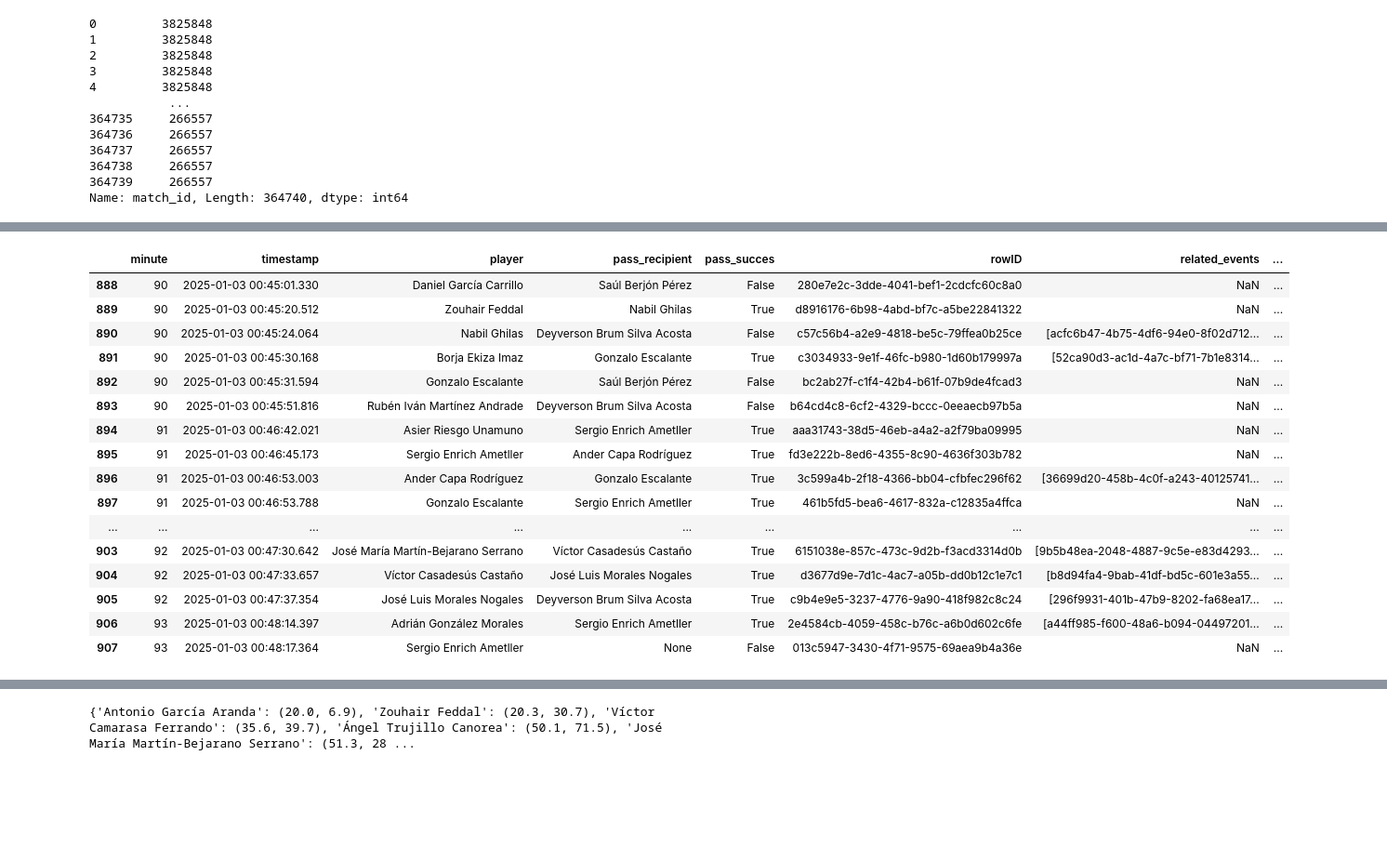
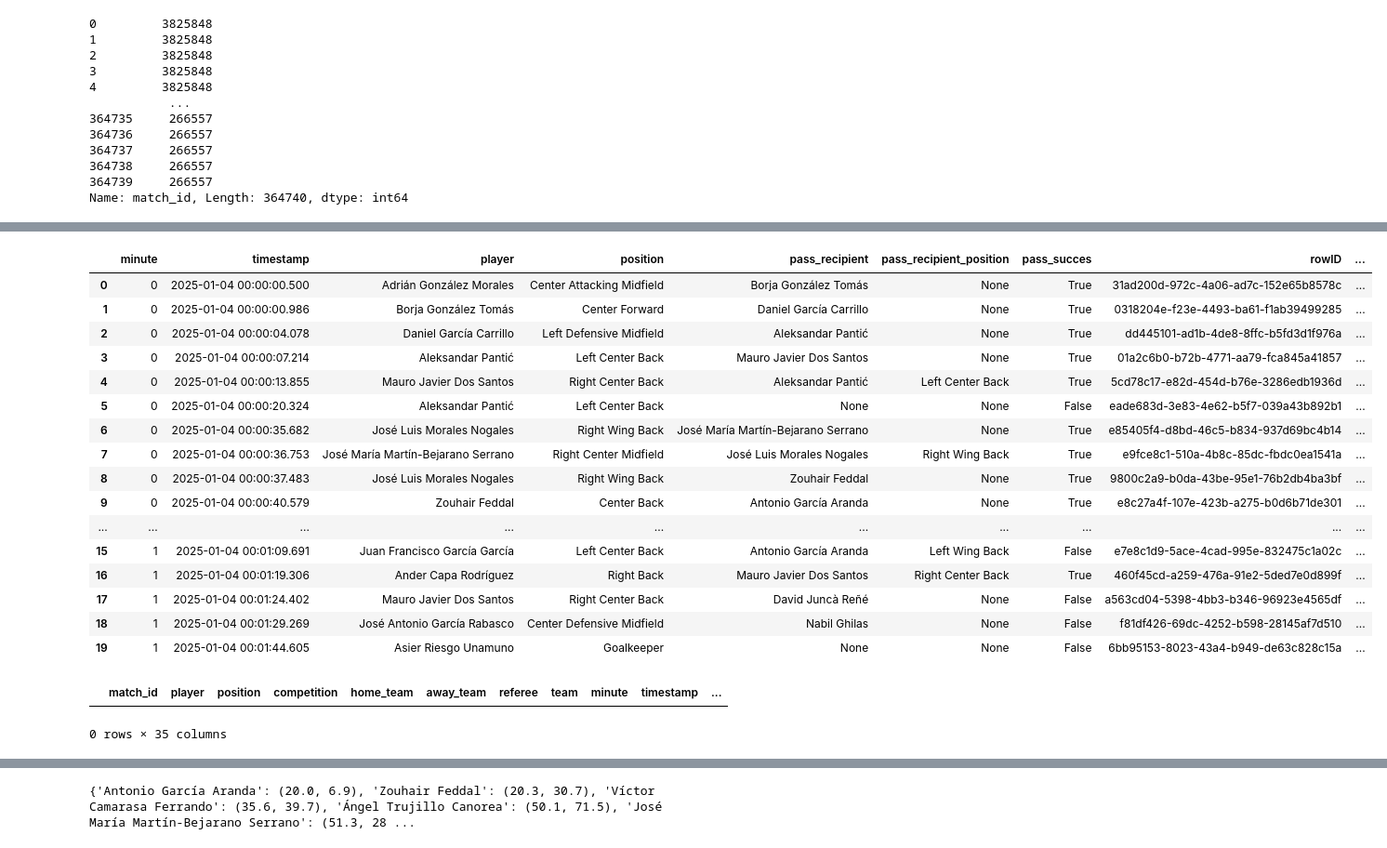
Before and after one commit to emirsglm/Bitirme, a Jupyter notebook: pass_network_creation.ipynb, the cells around one changed output, grey strips where cells are left out. Shown: that part at 93% size. Drawn from its saved outputs; the diff is of its cells as text; code cells hidden in the pictures; blank space fills up the shorter version.

```diff
--- a/pass_network_creation.ipynb
+++ b/pass_network_creation.ipynb
@@ -115,17 +107,26 @@ import pandas as pd
 df_network = pdf[pdf["match_id"] == 3825848].copy()  # Create a copy to avoid SettingWithCopyWarning
 # df = df.sort_values(by='timestamp').reset_index(drop=True)
 df_network['timestamp'] = pd.to_datetime(df_network['timestamp'])
+df_network.loc[df_network['minute'] >= 45, 'timestamp'] += pd.Timedelta(minutes=45)
+df_network = df_network.sort_values(by='timestamp').reset_index(drop=True)
+
+
 
 # Sekans ID ve türleri için listeler
 sequence_id = []
 in_sequence_id = []
 sequence_type = []  # Sekans türleri: 'Goal', 'Shot', 'NoShot'
+pass_recipient_positions = []
+
+latest_positions = {}
+
 current_sequence_id = 0
 current_in_sequence_id = 0
 previous_player_to = None  # Bir önceki pası alan oyuncu
 
 for i, row in df_network.iterrows():
     # Yeni bir sekans başlatma kriterleri
+
     if (row['player'] != previous_player_to) :
         # Eğer önceki satırda şut sonucu varsa sekans türünü belirle
         if i > 0:
@@ -145,52 +146,66 @@ for i, row in df_network.iterrows():
     # Sekans ID'sini ve geçici türü kaydet
     sequence_id.append(current_sequence_id)
     in_sequence_id.append(current_in_sequence_id)
     sequence_type.append('')  # Tür daha sonra doldurulacak
 
     # Bir sonraki kontrol için 'pass_recipient' değerini güncelle
     previous_player_to = row['pass_recipient']
 
+    #
+    latest_positions.update({row['player']:row['position']})
+    recipient = row['pass_recipient']
+    pass_recipient_positions.append(latest_positions.get(recipient, None))
+
+
 # Son sekansı kontrol et
 last_row = df_network.iloc[-1]
 if last_row.get('shot_outcome_shotFromPass') == 'goal':
     sequence_type[-1] = 'Goal'
 elif last_row['player_shotFromPass'] is not None:
     sequence_type[-1] = 'Shot'
 else:
     sequence_type[-1] = 'NoShot'
 
 # Sekans türlerini tüm satırlara yayma
+df_network['pass_recipient_position'] = pass_recipient_positions
+
 df_network['SequenceID'] = sequence_id
 df_network['InSequenceID'] = in_sequence_id
 df_network['SequenceType'] = sequence_type
 df_network['SequenceType'] = df_network.groupby('SequenceID')['SequenceType'].transform('last')
 df_network['time_past'] = df_network.groupby('SequenceID')['timestamp'].transform(lambda x: (x - x.min()).dt.total_seconds())
 
+# Create a dictionary to keep track of the latest position of each player
 
 
 # İlgili sütunları gösterme
-result = df_network[["minute", "timestamp", "player", "pass_recipient", "pass_succes",
-             "rowID", "related_events", "player_shotFromPass", "SequenceID","InSequenceID","time_past", "SequenceType"]].tail(20)
+result = df_network[["minute", "timestamp", "player", "position","pass_recipient","pass_recipient_position", "pass_succes",
+             "rowID", "related_events", "player_shotFromPass", "SequenceID","InSequenceID","time_past", "SequenceType"]].head(20)
 
 result
 # %% [output]
-|  | minute | timestamp | player | pass_recipient | pass_succes | rowID | related_events | ... |
-| 888 | 90 | 2025-01-03 00:45:01.330 | Daniel García Carrillo | Saúl Berjón Pérez | False | 280e7e2c-3dde-4041-bef1-2cdcfc60c8a0 | NaN | ... |
-| 889 | 90 | 2025-01-03 00:45:20.512 | Zouhair Feddal | Nabil Ghilas | True | d8916176-6b98-4abd-bf7c-a5be22841322 | NaN | ... |
-| 890 | 90 | 2025-01-03 00:45:24.064 | Nabil Ghilas | Deyverson Brum Silva Acosta | False | c57c56b4-a2e9-4818-be5c-79ffea0b25ce | [acfc6b47-4b75-4df6-94e0-8f02d712... | ... |
-| 891 | 90 | 2025-01-03 00:45:30.168 | Borja Ekiza Imaz | Gonzalo Escalante | True | c3034933-9e1f-46fc-b980-1d60b179997a | [52ca90d3-ac1d-4a7c-bf71-7b1e8314... | ... |
-| 892 | 90 | 2025-01-03 00:45:31.594 | Gonzalo Escalante | Saúl Berjón Pérez | False | bc2ab27f-c1f4-42b4-b61f-07b9de4fcad3 | NaN | ... |
-| 893 | 90 | 2025-01-03 00:45:51.816 | Rubén Iván Martínez Andrade | Deyverson Brum Silva Acosta | False | b64cd4c8-6cf2-4329-bccc-0eeaecb97b5a | NaN | ... |
-| 894 | 91 | 2025-01-03 00:46:42.021 | Asier Riesgo Unamuno | Sergio Enrich Ametller | True | aaa31743-38d5-46eb-a4a2-a2f79ba09995 | NaN | ... |
-| 895 | 91 | 2025-01-03 00:46:45.173 | Sergio Enrich Ametller | Ander Capa Rodríguez | True | fd3e222b-8ed6-4355-8c90-4636f303b782 | NaN | ... |
-| 896 | 91 | 2025-01-03 00:46:53.003 | Ander Capa Rodríguez | Gonzalo Escalante | True | 3c599a4b-2f18-4366-bb04-cfbfec296f62 | [36699d20-458b-4c0f-a243-40125741... | ... |
-| 897 | 91 | 2025-01-03 00:46:53.788 | Gonzalo Escalante | Sergio Enrich Ametller | True | 461b5fd5-bea6-4617-832a-c12835a4ffca | NaN | ... |
-| ... | ... | ... | ... | ... | ... | ... | ... | ... |
-| 903 | 92 | 2025-01-03 00:47:30.642 | José María Martín-Bejarano Serrano | Víctor Casadesús Castaño | True | 6151038e-857c-473c-9d2b-f3acd3314d0b | [9b5b48ea-2048-4887-9c5e-e83d4293... | ... |
-| 904 | 92 | 2025-01-03 00:47:33.657 | Víctor Casadesús Castaño | José Luis Morales Nogales | True | d3677d9e-7d1c-4ac7-a05b-dd0b12c1e7c1 | [b8d94fa4-9bab-41df-bd5c-601e3a55... | ... |
-| 905 | 92 | 2025-01-03 00:47:37.354 | José Luis Morales Nogales | Deyverson Brum Silva Acosta | True | c9b4e9e5-3237-4776-9a90-418f982c8c24 | [296f9931-401b-47b9-8202-fa68ea17... | ... |
-| 906 | 93 | 2025-01-03 00:48:14.397 | Adrián González Morales | Sergio Enrich Ametller | True | 2e4584cb-4059-458c-b76c-a6b0d602c6fe | [a44ff985-f600-48a6-b094-04497201... | ... |
-| 907 | 93 | 2025-01-03 00:48:17.364 | Sergio Enrich Ametller | None | False | 013c5947-3430-4f71-9575-69aea9b4a36e | NaN | ... |
+|  | minute | timestamp | player | position | pass_recipient | pass_recipient_position | pass_succes | rowID | ... |
+| 0 | 0 | 2025-01-04 00:00:00.500 | Adrián González Morales | Center Attacking Midfield | Borja González Tomás | None | True | 31ad200d-972c-4a06-ad7c-152e65b8578c | ... |
+| 1 | 0 | 2025-01-04 00:00:00.986 | Borja González Tomás | Center Forward | Daniel García Carrillo | None | True | 0318204e-f23e-4493-ba61-f1ab39499285 | ... |
+| 2 | 0 | 2025-01-04 00:00:04.078 | Daniel García Carrillo | Left Defensive Midfield | Aleksandar Pantić | None | True | dd445101-ad1b-4de8-8ffc-b5fd3d1f976a | ... |
+| 3 | 0 | 2025-01-04 00:00:07.214 | Aleksandar Pantić | Left Center Back | Mauro Javier Dos Santos | None | True | 01a2c6b0-b72b-4771-aa79-fca845a41857 | ... |
+| 4 | 0 | 2025-01-04 00:00:13.855 | Mauro Javier Dos Santos | Right Center Back | Aleksandar Pantić | Left Center Back | True | 5cd78c17-e82d-454d-b76e-3286edb1936d | ... |
+| 5 | 0 | 2025-01-04 00:00:20.324 | Aleksandar Pantić | Left Center Back | None | None | False | eade683d-3e83-4e62-b5f7-039a43b892b1 | ... |
+| 6 | 0 | 2025-01-04 00:00:35.682 | José Luis Morales Nogales | Right Wing Back | José María Martín-Bejarano Serrano | None | True | e85405f4-d8bd-46c5-b834-937d69bc4b14 | ... |
+| 7 | 0 | 2025-01-04 00:00:36.753 | José María Martín-Bejarano Serrano | Right Center Midfield | José Luis Morales Nogales | Right Wing Back | True | e9fce8c1-510a-4b8c-85dc-fbdc0ea1541a | ... |
+| 8 | 0 | 2025-01-04 00:00:37.483 | José Luis Morales Nogales | Right Wing Back | Zouhair Feddal | None | True | 9800c2a9-b0da-43be-95e1-76b2db4ba3bf | ... |
+| 9 | 0 | 2025-01-04 00:00:40.579 | Zouhair Feddal | Center Back | Antonio García Aranda | None | True | e8c27a4f-107e-423b-a275-b0d6b71de301 | ... |
+| ... | ... | ... | ... | ... | ... | ... | ... | ... | ... |
+| 15 | 1 | 2025-01-04 00:01:09.691 | Juan Francisco García García | Left Center Back | Antonio García Aranda | Left Wing Back | False | e7e8c1d9-5ace-4cad-995e-832475c1a02c | ... |
+| 16 | 1 | 2025-01-04 00:01:19.306 | Ander Capa Rodríguez | Right Back | Mauro Javier Dos Santos | Right Center Back | True | 460f45cd-a259-476a-91e2-5ded7e0d899f | ... |
+| 17 | 1 | 2025-01-04 00:01:24.402 | Mauro Javier Dos Santos | Right Center Back | David Juncà Reñé | None | False | a563cd04-5398-4bb3-b346-96923e4565df | ... |
+| 18 | 1 | 2025-01-04 00:01:29.269 | José Antonio García Rabasco | Center Defensive Midfield | Nabil Ghilas | None | False | f81df426-69dc-4252-b598-28145af7d510 | ... |
+| 19 | 1 | 2025-01-04 00:01:44.605 | Asier Riesgo Unamuno | Goalkeeper | None | None | False | 6bb95153-8023-43a4-b949-de63c828c15a | ... |
+# %%
+df_network[(df_network['pass_recipient']!= None)&(df_network['pass_recipient_position']==None)]
+# %% [output]
+|  | match_id | player | position | competition | home_team | away_team | referee | team | minute | timestamp | ... |
+0 rows × 35 columns
 # %%
 import pandas as pd
 import networkx as nx
```
Also changed, not shown: parts of 3 cells of this notebook, 4 other files.
